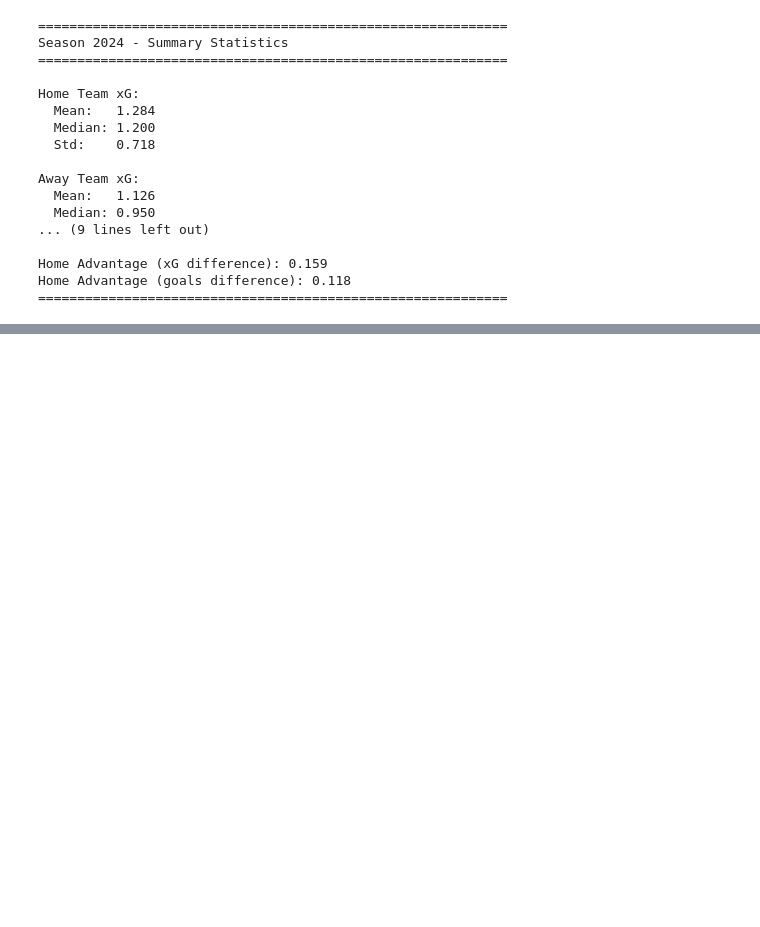
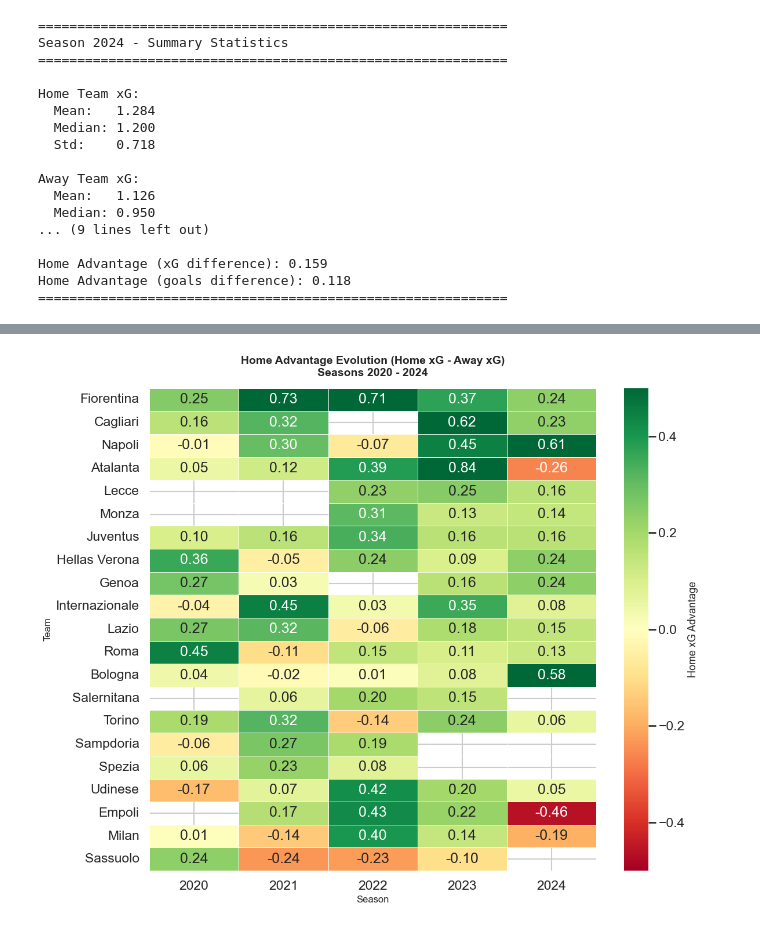
Before and after one commit to michaail/serie-a-data-analysis, a Jupyter notebook: xG_analysis.ipynb, the cells around one changed output, grey strips where cells are left out. Drawn from its saved outputs; the diff is of its cells as text; code cells hidden in the pictures; blank space fills up the shorter version.

```diff
--- a/xG_analysis.ipynb
+++ b/xG_analysis.ipynb
@@ -649,0 +672,85 @@ Home Advantage (goals difference): 0.118
+# %%
+# Analysis #2: Home Advantage Evolution Heatmap
+# Calculate home xG advantage (Home xG - Away xG) for each team across seasons
+
+# Calculate home advantage per team per season
+home_advantage_data = []
+
+for season in seasons:
+    season_data = df[df['season'] == season]
+
+    for team in season_data['team'].unique():
+        # Home matches
+        home_matches = season_data[season_data['team'] == team]
+        home_xg = home_matches['xg'].mean()
+
+        # Away matches (when this team is the opponent)
+        away_matches = season_data[season_data['opponent'] == team]
+        away_xg = away_matches['xga'].mean()
+
+        home_advantage = home_xg - away_xg
+
+        home_advantage_data.append({
+            'season': season,
+            'team': team,
+            'home_advantage': home_advantage,
+            'home_xg': home_xg,
+            'away_xg': away_xg
+        })
+
+home_adv_df = pd.DataFrame(home_advantage_data)
+
+# Create pivot table for heatmap (teams that played in at least 3 seasons)
+team_counts = home_adv_df['team'].value_counts()
+consistent_teams = team_counts[team_counts >= 3].index.tolist()
+
+heatmap_data = home_adv_df[home_adv_df['team'].isin(consistent_teams)].pivot(
+    index='team',
+    columns='season',
+    values='home_advantage'
+)
+
+# Sort teams by average home advantage
+heatmap_data['avg'] = heatmap_data.mean(axis=1)
+heatmap_data = heatmap_data.sort_values('avg', ascending=False).drop('avg', axis=1)
+
+# Create heatmap
+plt.figure(figsize=(12, 10))
+sns.heatmap(heatmap_data,
+            cmap='RdYlGn',
+            center=0,
+            annot=True,
+            fmt='.2f',
+            cbar_kws={'label': 'Home xG Advantage'},
+            linewidths=0.5,
+            vmin=-0.5,
+            vmax=0.5)
+
+plt.title(f'Home Advantage Evolution (Home xG - Away xG)\nSeasons {min(seasons)} - {max(seasons)}',
+          fontsize=14, weight='bold', pad=15)
+plt.xlabel('Season', fontsize=12)
+plt.ylabel('Team', fontsize=12)
+plt.tight_layout()
+plt.show()
+
+# Statistical insights
+print(f"\n{'='*70}")
+print(f"Home Advantage Analysis Across Seasons")
+print(f"{'='*70}\n")
+print("Average home advantage by season (all teams):")
+season_avg = home_adv_df.groupby('season')['home_advantage'].mean()
+for season, avg in season_avg.items():
+    print(f"  {season}: {avg:+.3f} xG")
+
+print("\nTeams with strongest home advantage (average across all seasons):")
+top_home = home_adv_df.groupby('team')['home_advantage'].mean().sort_values(ascending=False).head(5)
+for team, adv in top_home.items():
+    print(f"  {team}: {adv:+.3f} xG")
+
+print("\nTeams with weakest home advantage (perform better away):")
+bottom_home = home_adv_df.groupby('team')['home_advantage'].mean().sort_values().head(5)
+for team, adv in bottom_home.items():
+    print(f"  {team}: {adv:+.3f} xG")
+print(f"\n{'='*70}")
+# %% [output]
+[figure, added]
```
Also changed, not shown: parts of 12 cells of this notebook.
